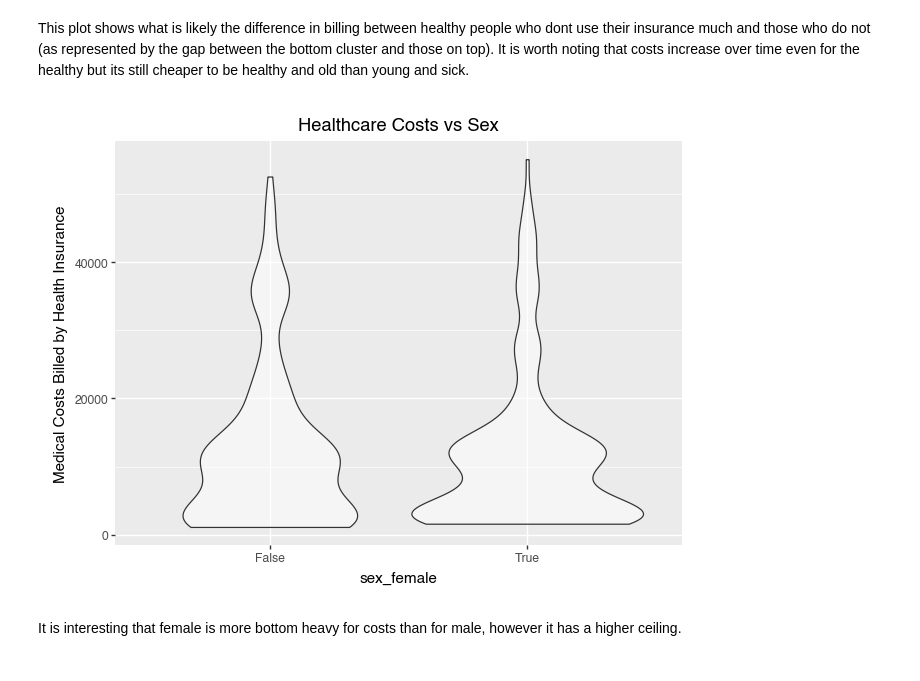
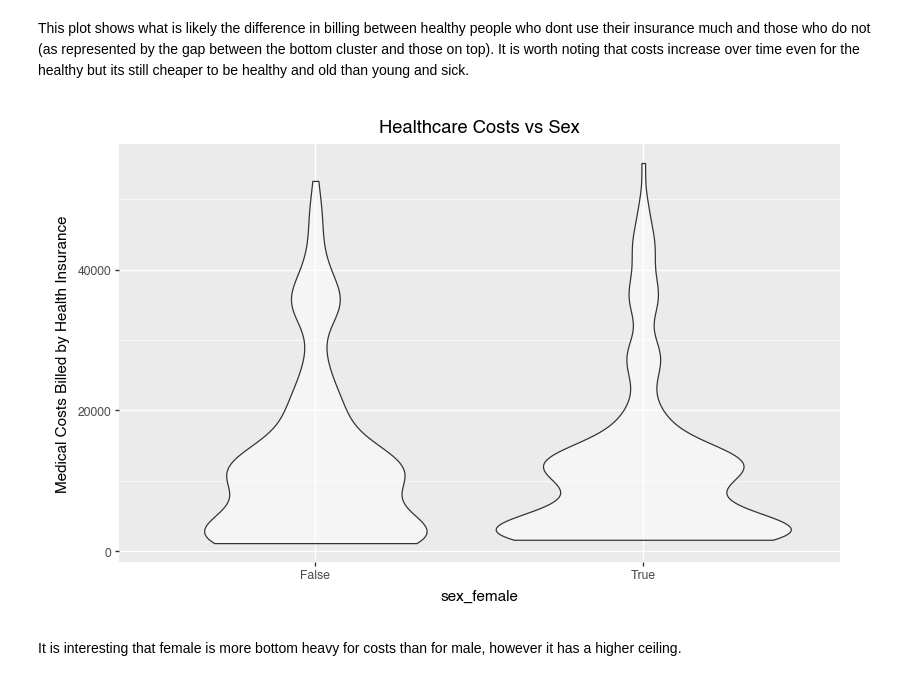
Before and after one commit to PharaohPooh/GSB_544, a Jupyter notebook: Week_6/Lab_5-Insurance_Costs.ipynb, the cells around one changed output. Drawn from its saved outputs; the diff is of its cells as text; code cells hidden in the pictures.

```diff
--- a/Week_6/Lab_5-Insurance_Costs.ipynb
+++ b/Week_6/Lab_5-Insurance_Costs.ipynb
@@ -113,17 +91,24 @@ p1
 This plot shows what is likely the difference in billing between healthy people who dont use their insurance much and those who do not (as represented by the gap between the bottom cluster and those on top). It is worth noting that costs increase over time even for the healthy but its still cheaper to be healthy and old than young and sick.
 # %%
 p2 = (p9.ggplot(dat,
-        p9.aes(
-                x='sex_female',
-                y='charges'))
+    p9.aes(
+        x='sex_female',
+        y='charges'))
       + p9.geom_violin(alpha=0.5)
       + p9.labs(
-                title='Healthcare Costs vs Sex',
-                x='sex_female',
-                y='Medical Costs Billed by Health Insurance'))
+          title='Healthcare Costs vs Sex',
+          x='sex_female',
+          y='Medical Costs Billed by Health Insurance'
+      )
+      + p9.theme(
+          figure_size=(8, 5),
+          plot_caption=p9.element_text(size=8, ha='center', va='top')
+      )
+     )
+p2.save("p2.png", dpi=300)
 p2
 # %% [output]
-[figure, old version]
+[figure, new version]
 # %% [markdown]
 It is interesting that female is more bottom heavy for costs than for male, however it has a higher ceiling.
 # %%
```
Also changed, not shown: parts of 6 cells of this notebook, 8 other files.
